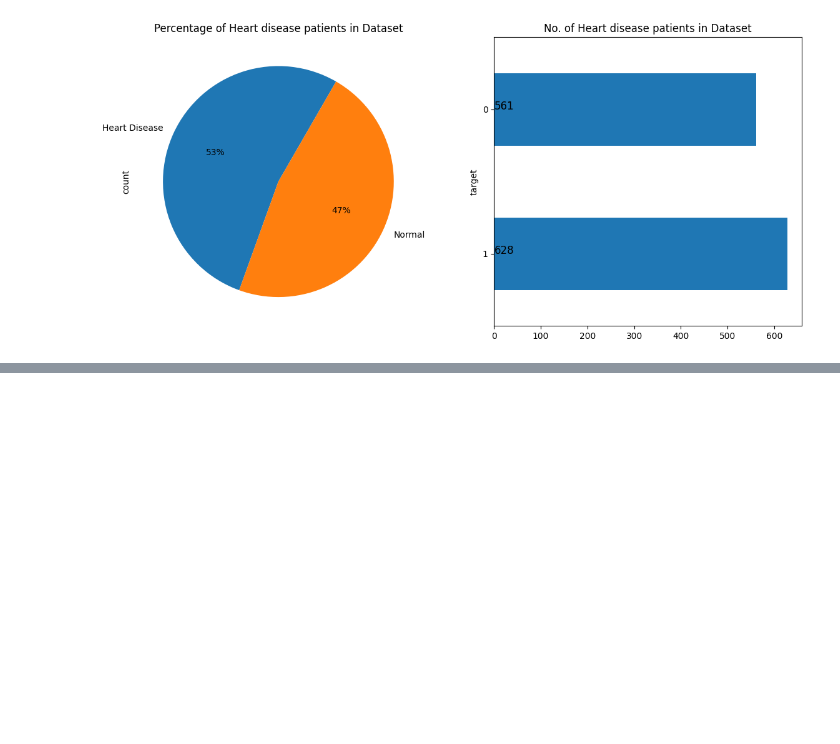
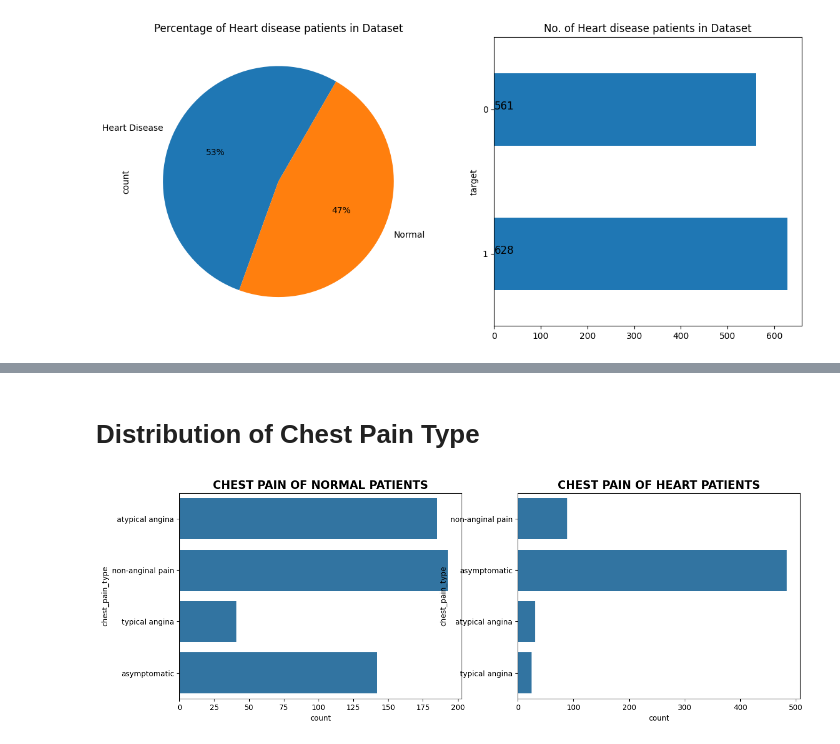
Before and after one commit to santoshw03/ML_and_Healthcare, a Jupyter notebook: modelToPredictHeartDisease.ipynb, the cells around one changed output, grey strips where cells are left out. Saved outputs shown, nothing was run; the diff lists cells and outputs as text; code cells hidden in the pictures; blank space fills up the shorter version.

```diff
--- a/modelToPredictHeartDisease.ipynb
+++ b/modelToPredictHeartDisease.ipynb
@@ -182,0 +231,16 @@ plt.show()
+# %% [markdown]
+# Distribution of Chest Pain Type
+# %%
+# plotting normal patients
+fig = plt.figure(figsize=(15,5))
+ax1 = plt.subplot2grid((1,2),(0,0))
+sns.countplot(attr_0['chest_pain_type'])
+plt.title('CHEST PAIN OF NORMAL PATIENTS', fontsize=15, weight='bold')
+
+#plotting heart patients
+ax1 = plt.subplot2grid((1,2),(0,1))
+sns.countplot(attr_1['chest_pain_type'])
+plt.title('CHEST PAIN OF HEART PATIENTS', fontsize=15, weight='bold' )
+plt.show()
+# %% [output]
+[figure, added]
```
Also changed, not shown: parts of 54 cells of this notebook.
